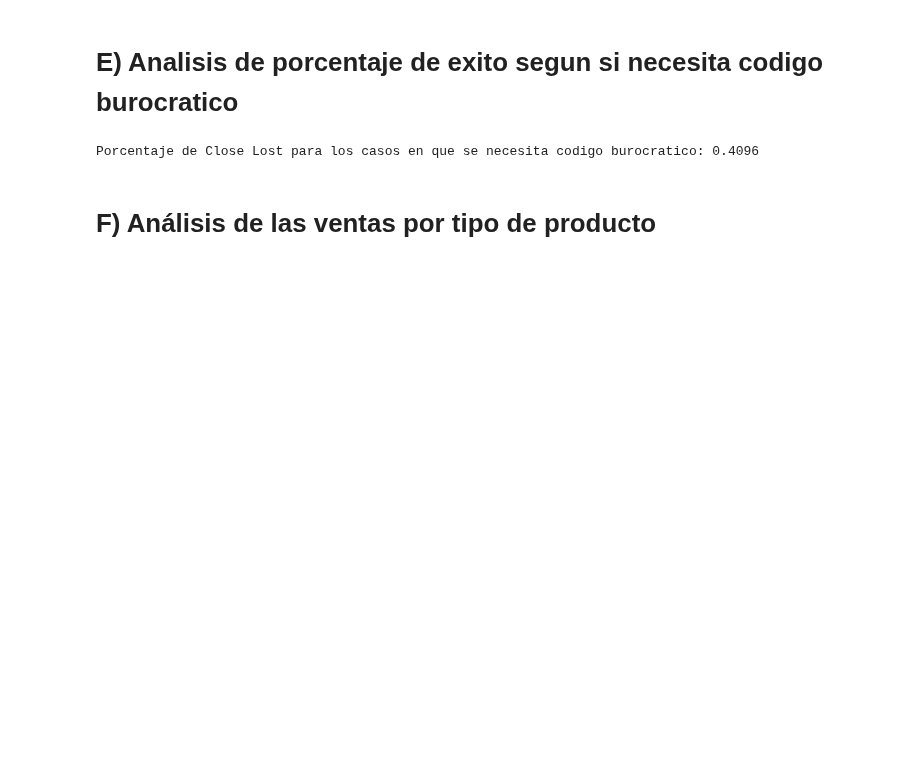
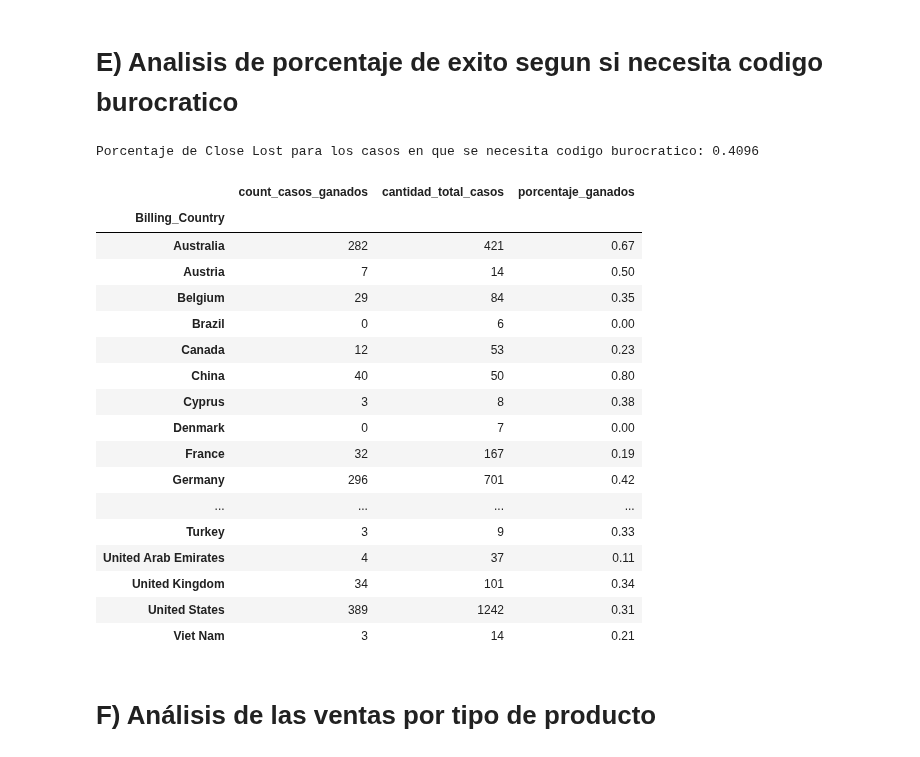
Before and after one commit to FerFabbiano/tp1-OrganizacionDeDatos, a Jupyter notebook: TP1_OrgaDeDatos.ipynb, the cells around one changed output. Cells and saved outputs as stored; diff of their text form; code cells hidden in the pictures; blank space fills up the shorter version.

```diff
--- a/TP1_OrgaDeDatos.ipynb
+++ b/TP1_OrgaDeDatos.ipynb
@@ -599,11 +599,33 @@ plt.show()
 # %%
 casosPerdidosYGanados = entrenamientoDf[(entrenamientoDf["Stage"] == 'Closed Lost') | (entrenamientoDf["Stage"] == 'Closed Won')]
 casosPerdidosYGanados = casosPerdidosYGanados[casosPerdidosYGanados["Bureaucratic_Code_0_Approval"] == 1].drop_duplicates(subset="Opportunity_ID")
 casosPerdidos = casosPerdidosYGanados["Stage"].value_counts()[1]
 porcentajeDePerdidas = round(casosPerdidos / len(casosPerdidosYGanados),4)
 print("Porcentaje de Close Lost para los casos en que se necesita codigo burocratico:", porcentajeDePerdidas)
+porcentajesPorBillingCountry = casosPerdidosYGanados.groupby("Billing_Country").agg({"Stage": [lambda x: (x=="Closed Won").sum() ,"count"]})
+porcentajesPorBillingCountry.columns = ["count_casos_ganados","cantidad_total_casos"]
+porcentajesPorBillingCountry["porcentaje_ganados"] = porcentajesPorBillingCountry["count_casos_ganados"] / porcentajesPorBillingCountry["cantidad_total_casos"]
+porcentajesPorBillingCountry[porcentajesPorBillingCountry["cantidad_total_casos"] > 5]
 # %% [output]
 Porcentaje de Close Lost para los casos en que se necesita codigo burocratico: 0.4096
+|  | count_casos_ganados | cantidad_total_casos | porcentaje_ganados |
+| Billing_Country |  |  |  |
+| Australia | 282 | 421 | 0.67 |
+| Austria | 7 | 14 | 0.50 |
+| Belgium | 29 | 84 | 0.35 |
+| Brazil | 0 | 6 | 0.00 |
+| Canada | 12 | 53 | 0.23 |
+| China | 40 | 50 | 0.80 |
+| Cyprus | 3 | 8 | 0.38 |
+| Denmark | 0 | 7 | 0.00 |
+| France | 32 | 167 | 0.19 |
+| Germany | 296 | 701 | 0.42 |
+| ... | ... | ... | ... |
+| Turkey | 3 | 9 | 0.33 |
+| United Arab Emirates | 4 | 37 | 0.11 |
+| United Kingdom | 34 | 101 | 0.34 |
+| United States | 389 | 1242 | 0.31 |
+| Viet Nam | 3 | 14 | 0.21 |
 # %% [markdown]
 # F) Análisis de las ventas por tipo de producto
 # %%
```
Also changed, not shown: parts of 6 cells of this notebook.
